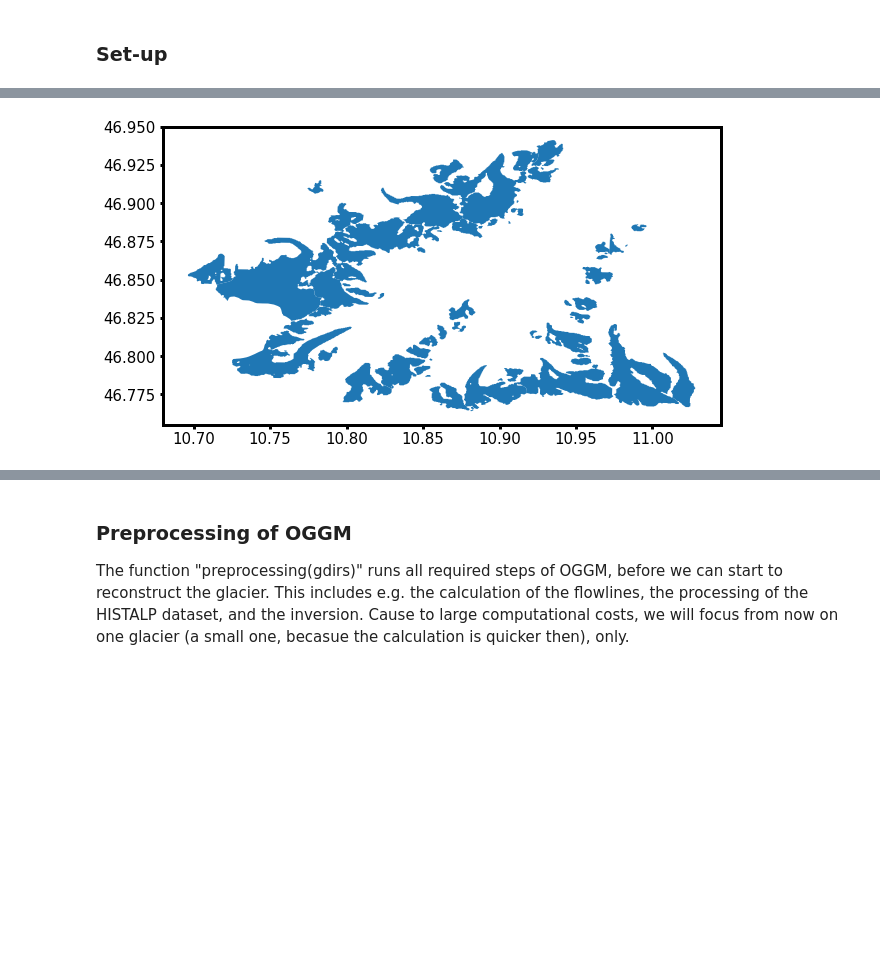
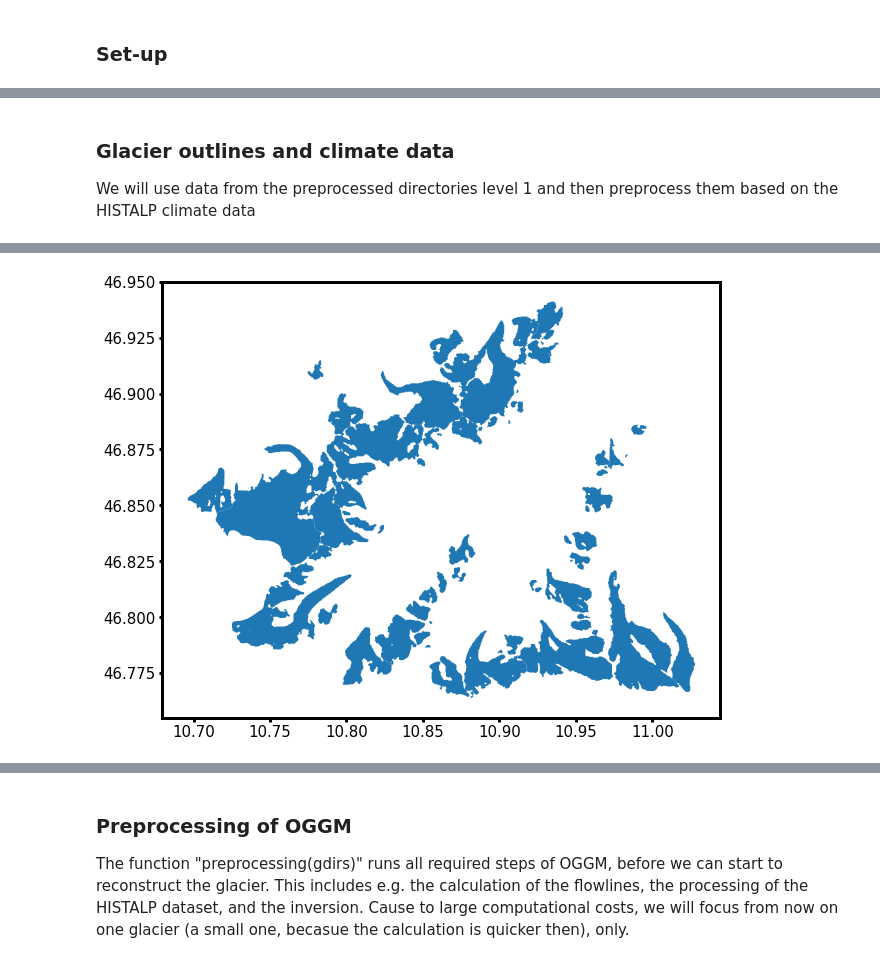
Before and after one commit to OGGM/initialization, a Jupyter notebook: examples/1_synthetic_experiments.ipynb, the cells around one changed output, grey strips where cells are left out. Saved outputs shown, nothing was run; the diff lists cells and outputs as text; code cells hidden in the pictures; blank space fills up the shorter version.

```diff
--- a/examples/1_synthetic_experiments.ipynb
+++ b/examples/1_synthetic_experiments.ipynb
@@ -64,0 +31,22 @@ The glacier outlines are obtained from the Randolph Glacier Inventory. We here u
+# %%
+cfg.initialize()
+
+# path to working and plot directory
+WORKING_DIR = 'workdir'
+cfg.PATHS['working_dir'] = WORKING_DIR
+
+utils.mkdir(cfg.PATHS['working_dir'], reset=False)
+cfg.PATHS['plot_dir'] = os.path.join(cfg.PATHS['working_dir'], 'plots')
+utils.mkdir(cfg.PATHS['plot_dir'], reset=False)
+
+# Use multiprocessing?
+cfg.PARAMS['use_multiprocessing'] = True
+
+# How many grid points around the glacier?
+border = 160
+
+# Set to True for operational runs
+cfg.PARAMS['continue_on_error'] = False
+
+# IMPORTANT!!! Otherwise the initialization method won't work as it rely on this output.
+cfg.PARAMS['store_model_geometry'] = True
@@ -65,3 +59,6 @@ The glacier outlines are obtained from the Randolph Glacier Inventory. We here u
+# %% [markdown]
+### Glacier outlines and climate data
+We will use data from the preprocessed directories level 1 and then preprocess them based on the HISTALP climate data
 # %%
 # read shapefile with 66 glaciers in the Oetztal Alps
 rgidf = salem.read_shapefile('../rgi/oetztal.shp')
@@ -72,4 +69,9 @@ rgidf.plot()
 
 # Use HISTALP climate file
 cfg.PARAMS['baseline_climate'] = 'HISTALP'
+cfg.PARAMS['run_mb_calibration'] =True
+cfg.PARAMS['optimize_inversion_params'] = False
+
+# select Hintereisferner only
+gdirs = workflow.init_glacier_directories(rgidf.RGIId,from_prepro_level=2, prepro_border=border)
 # %% [output]
@@ -76 +85 @@ cfg.PARAMS['baseline_climate'] = 'HISTALP'
-[figure, old version]
+[figure, new version]
```
Also changed, not shown: parts of 23 cells of this notebook, 3 other files.
